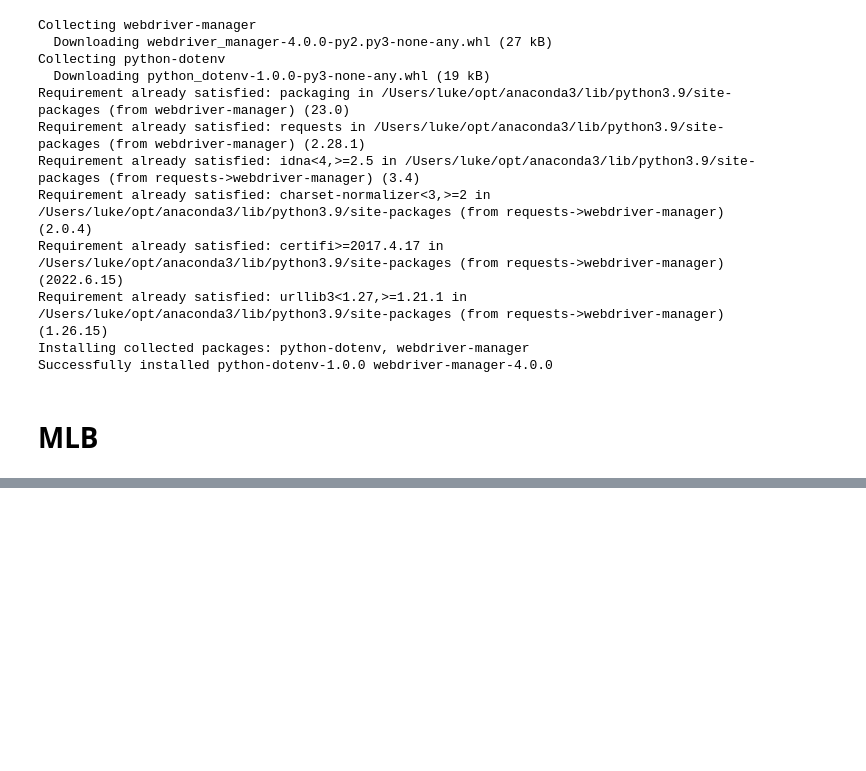
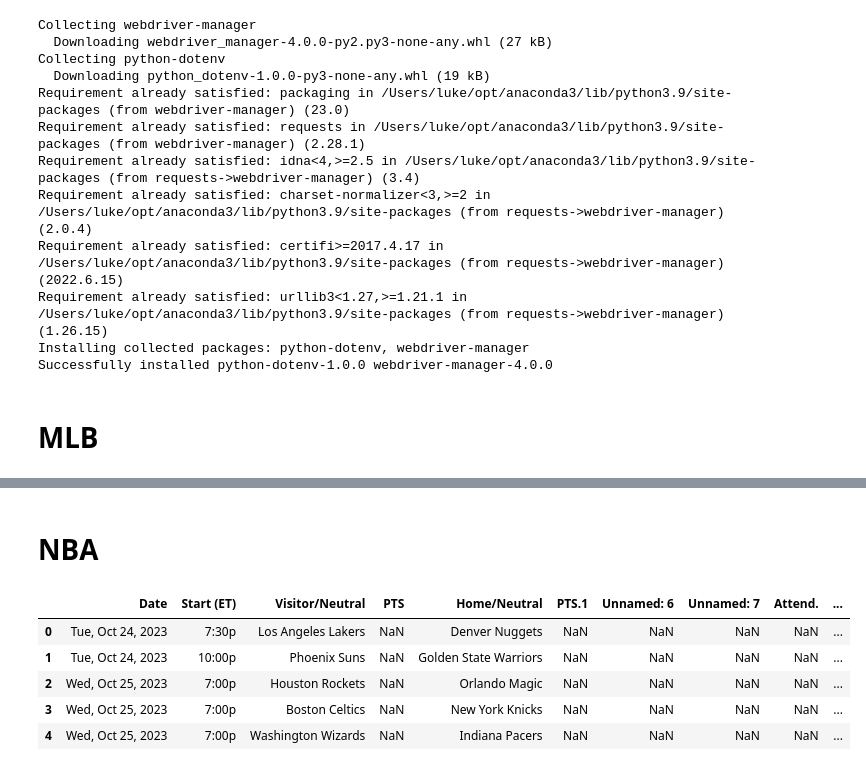
Before and after one commit to lucasjfsmith/pro-venue-tracker, a Jupyter notebook: Data Cleaning/Events/2023_all_events.ipynb, the cells around one changed output, grey strips where cells are left out. Saved outputs shown, nothing was run; the diff lists cells and outputs as text; code cells hidden in the pictures; blank space fills up the shorter version.

```diff
--- a/Data Cleaning/Events/2023_all_events.ipynb
+++ b/Data Cleaning/Events/2023_all_events.ipynb
@@ -111,0 +316,13 @@ pd.DataFrame(mlb_schedule_dict
+# %% [markdown]
+# NBA
+# %%
+nba = pd.read_html('https://www.basketball-reference.com/leagues/NBA_2024_games.html')[0]
+
+nba.head()
+# %% [output]
+|  | Date | Start (ET) | Visitor/Neutral | PTS | Home/Neutral | PTS.1 | Unnamed: 6 | Unnamed: 7 | Attend. | ... |
+| 0 | Tue, Oct 24, 2023 | 7:30p | Los Angeles Lakers | NaN | Denver Nuggets | NaN | NaN | NaN | NaN | ... |
+| 1 | Tue, Oct 24, 2023 | 10:00p | Phoenix Suns | NaN | Golden State Warriors | NaN | NaN | NaN | NaN | ... |
+| 2 | Wed, Oct 25, 2023 | 7:00p | Houston Rockets | NaN | Orlando Magic | NaN | NaN | NaN | NaN | ... |
+| 3 | Wed, Oct 25, 2023 | 7:00p | Boston Celtics | NaN | New York Knicks | NaN | NaN | NaN | NaN | ... |
+| 4 | Wed, Oct 25, 2023 | 7:00p | Washington Wizards | NaN | Indiana Pacers | NaN | NaN | NaN | NaN | ... |
```
Also changed, not shown: parts of 37 cells of this notebook, 1 other file.
